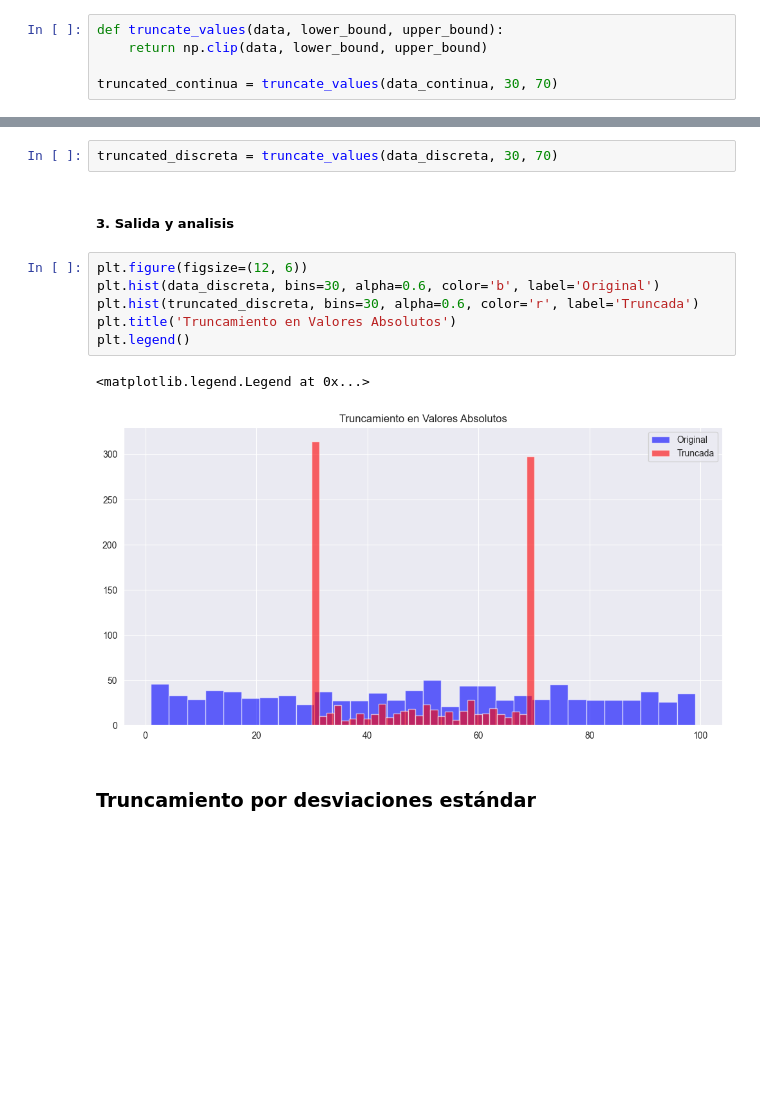
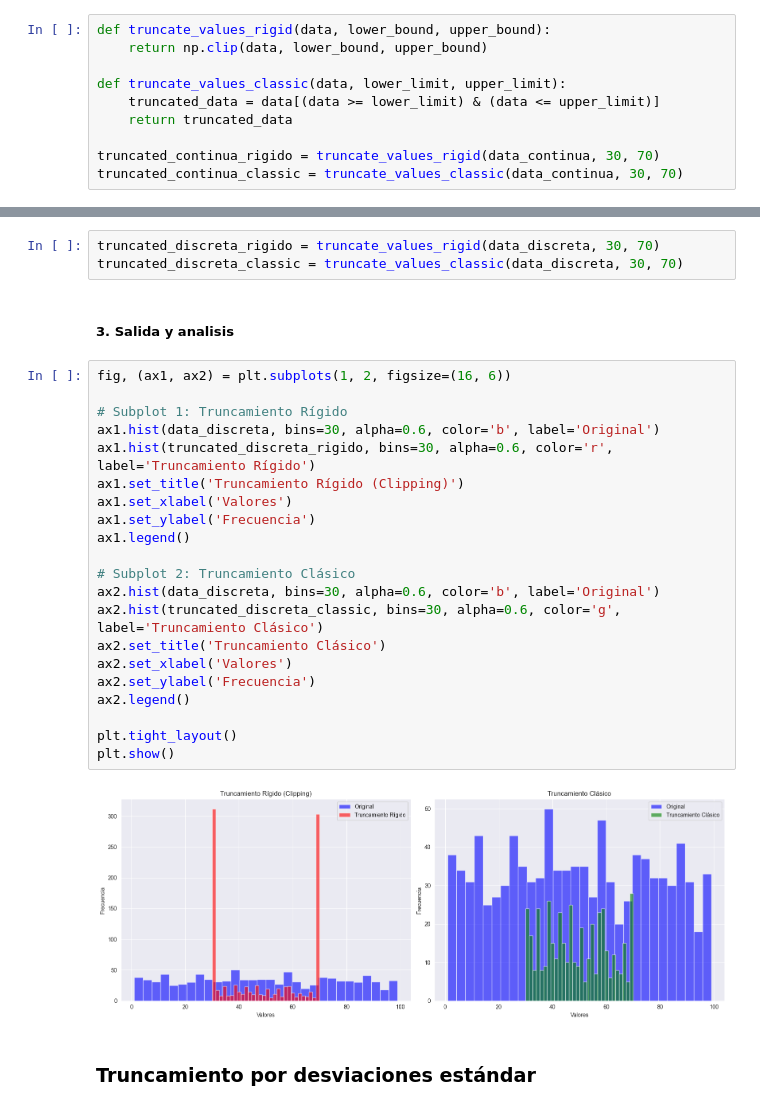
Before and after one commit to Pablogarciao/TruncamientoModelos, a Jupyter notebook: Quiz2.ipynb, the cells around one changed output, grey strips where cells are left out. Saved outputs shown, nothing was run; the diff lists cells and outputs as text; blank space fills up the shorter version.

```diff
--- a/Quiz2.ipynb
+++ b/Quiz2.ipynb
@@ -51,10 +90,15 @@ data_continua = np.random.normal(loc=50, scale=10, size=1000)
 # %% [markdown]
 ##### 2. Calculos Intermedios
 # %%
-def truncate_values(data, lower_bound, upper_bound):
+def truncate_values_rigid(data, lower_bound, upper_bound):
     return np.clip(data, lower_bound, upper_bound)
 
-truncated_continua = truncate_values(data_continua, 30, 70)
+def truncate_values_classic(data, lower_limit, upper_limit):
+    truncated_data = data[(data >= lower_limit) & (data <= upper_limit)]
+    return truncated_data
+
+truncated_continua_rigido = truncate_values_rigid(data_continua, 30, 70)
+truncated_continua_classic = truncate_values_classic(data_continua, 30, 70)
 # %% [markdown]
 ##### 3. Salida y analisis
 # %%
@@ -75,18 +133,33 @@ data_discreta = np.random.randint(1, 100, 1000)
 # %% [markdown]
 ##### 2. Calculos Intermedios
 # %%
-truncated_discreta = truncate_values(data_discreta, 30, 70)
+truncated_discreta_rigido = truncate_values_rigid(data_discreta, 30, 70)
+truncated_discreta_classic = truncate_values_classic(data_discreta, 30, 70)
 # %% [markdown]
 ##### 3. Salida y analisis
 # %%
-plt.figure(figsize=(12, 6))
-plt.hist(data_discreta, bins=30, alpha=0.6, color='b', label='Original')
-plt.hist(truncated_discreta, bins=30, alpha=0.6, color='r', label='Truncada')
-plt.title('Truncamiento en Valores Absolutos')
-plt.legend()
+fig, (ax1, ax2) = plt.subplots(1, 2, figsize=(16, 6))
+
+# Subplot 1: Truncamiento Rígido
+ax1.hist(data_discreta, bins=30, alpha=0.6, color='b', label='Original')
+ax1.hist(truncated_discreta_rigido, bins=30, alpha=0.6, color='r', label='Truncamiento Rígido')
+ax1.set_title('Truncamiento Rígido (Clipping)')
+ax1.set_xlabel('Valores')
+ax1.set_ylabel('Frecuencia')
+ax1.legend()
+
+# Subplot 2: Truncamiento Clásico
+ax2.hist(data_discreta, bins=30, alpha=0.6, color='b', label='Original')
+ax2.hist(truncated_discreta_classic, bins=30, alpha=0.6, color='g', label='Truncamiento Clásico')
+ax2.set_title('Truncamiento Clásico')
+ax2.set_xlabel('Valores')
+ax2.set_ylabel('Frecuencia')
+ax2.legend()
+
+plt.tight_layout()
+plt.show()
 # %% [output]
-<matplotlib.legend.Legend at 0x...>
-[figure, old version]
+[figure, new version]
 # %% [markdown]
 ### Truncamiento por desviaciones estándar
 # %% [markdown]
```
Also changed, not shown: parts of 13 cells of this notebook.
